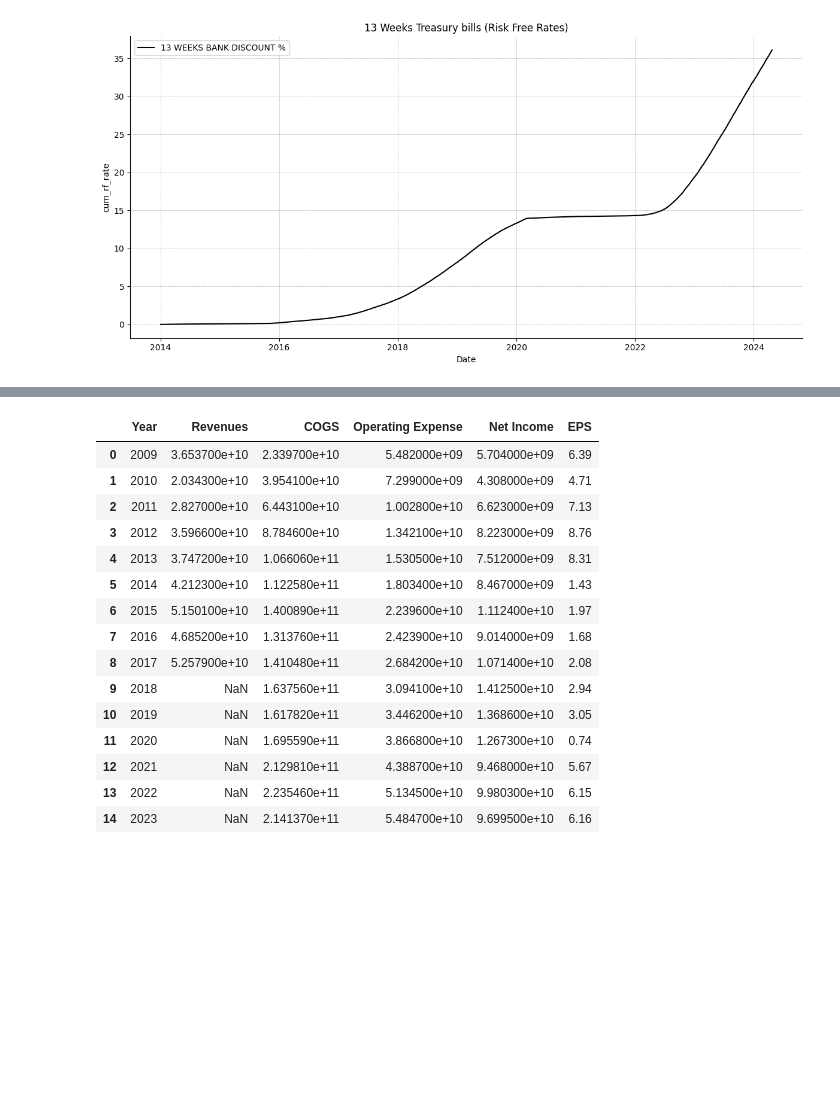
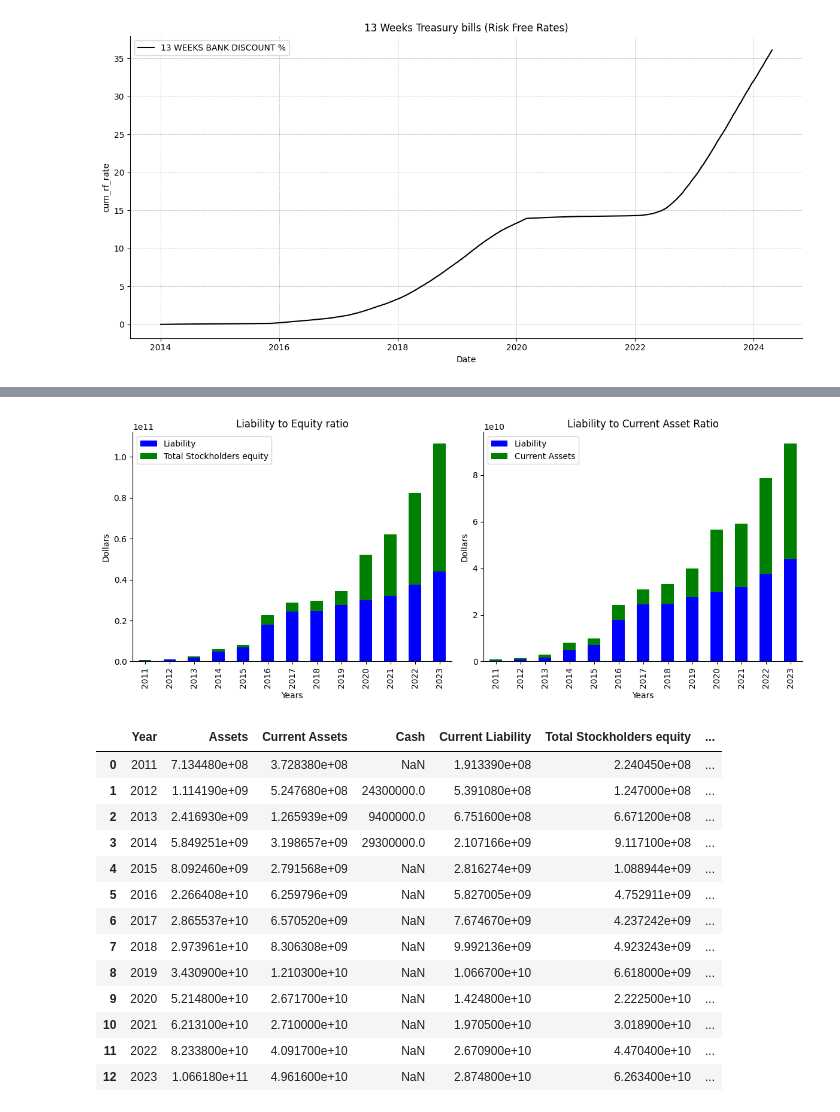
Before and after one commit to maseehfaizan/Project-Code, a Jupyter notebook: Master.ipynb, the cells around one changed output, grey strips where cells are left out. Saved outputs shown, nothing was run; the diff lists cells and outputs as text; code cells hidden in the pictures; blank space fills up the shorter version.

```diff
--- a/Master.ipynb
+++ b/Master.ipynb
@@ -746,22 +655,54 @@ financials.head()
-# %%
-income.head(20)
-# %% [output]
-|  | Year | Revenues | COGS | Operating Expense | Net Income | EPS |
-| 0 | 2009 | 3.653700e+10 | 2.339700e+10 | 5.482000e+09 | 5.704000e+09 | 6.39 |
-| 1 | 2010 | 2.034300e+10 | 3.954100e+10 | 7.299000e+09 | 4.308000e+09 | 4.71 |
-| 2 | 2011 | 2.827000e+10 | 6.443100e+10 | 1.002800e+10 | 6.623000e+09 | 7.13 |
-| 3 | 2012 | 3.596600e+10 | 8.784600e+10 | 1.342100e+10 | 8.223000e+09 | 8.76 |
-| 4 | 2013 | 3.747200e+10 | 1.066060e+11 | 1.530500e+10 | 7.512000e+09 | 8.31 |
-| 5 | 2014 | 4.212300e+10 | 1.122580e+11 | 1.803400e+10 | 8.467000e+09 | 1.43 |
-| 6 | 2015 | 5.150100e+10 | 1.400890e+11 | 2.239600e+10 | 1.112400e+10 | 1.97 |
-| 7 | 2016 | 4.685200e+10 | 1.313760e+11 | 2.423900e+10 | 9.014000e+09 | 1.68 |
-| 8 | 2017 | 5.257900e+10 | 1.410480e+11 | 2.684200e+10 | 1.071400e+10 | 2.08 |
-| 9 | 2018 | NaN | 1.637560e+11 | 3.094100e+10 | 1.412500e+10 | 2.94 |
-| 10 | 2019 | NaN | 1.617820e+11 | 3.446200e+10 | 1.368600e+10 | 3.05 |
-| 11 | 2020 | NaN | 1.695590e+11 | 3.866800e+10 | 1.267300e+10 | 0.74 |
-| 12 | 2021 | NaN | 2.129810e+11 | 4.388700e+10 | 9.468000e+10 | 5.67 |
-| 13 | 2022 | NaN | 2.235460e+11 | 5.134500e+10 | 9.980300e+10 | 6.15 |
-| 14 | 2023 | NaN | 2.141370e+11 | 5.484700e+10 | 9.699500e+10 | 6.16 |
+# %%
+fig, ax = plt.subplots(figsize=(12,5) ,ncols=2, nrows=1)
+# Set the index to 'Category' for plotting
+
+
+df = financials[['Liability','Total Stockholders equity']]
+
+# Plotting the stacked bar chart
+df.plot(kind='bar', stacked=True, color=['blue', 'green'],ax=ax[0])
+
+# Customizing the plot
+ax[0].set_title('Liability to Equity ratio')
+ax[0].set_xlabel('Years')
+ax[0].set_ylabel('Dollars')
+
+df1 = financials[['Liability','Current Assets']]
+df1.plot(kind='bar', stacked=True, color=['blue', 'green'],ax=ax[1])
+
+# Customizing the plot
+ax[1].set_title('Liability to Current Asset Ratio')
+ax[1].set_xlabel('Years')
+ax[1].set_ylabel('Dollars')
+
+
+ax[0].spines['top'].set_visible(False)
+ax[0].spines['right'].set_visible(False)
+ax[1].spines['top'].set_visible(False)
+ax[1].spines['right'].set_visible(False)
+
+# Show the plot
+plt.tight_layout()
+plt.show()
+# %% [output]
+[figure, added]
+# %%
+financials.T.reset_index().head(50)
+# %% [output]
+|  | Year | Assets | Current Assets | Cash | Current Liability | Total Stockholders equity | ... |
+| 0 | 2011 | 7.134480e+08 | 3.728380e+08 | NaN | 1.913390e+08 | 2.240450e+08 | ... |
+| 1 | 2012 | 1.114190e+09 | 5.247680e+08 | 24300000.0 | 5.391080e+08 | 1.247000e+08 | ... |
+| 2 | 2013 | 2.416930e+09 | 1.265939e+09 | 9400000.0 | 6.751600e+08 | 6.671200e+08 | ... |
+| 3 | 2014 | 5.849251e+09 | 3.198657e+09 | 29300000.0 | 2.107166e+09 | 9.117100e+08 | ... |
+| 4 | 2015 | 8.092460e+09 | 2.791568e+09 | NaN | 2.816274e+09 | 1.088944e+09 | ... |
+| 5 | 2016 | 2.266408e+10 | 6.259796e+09 | NaN | 5.827005e+09 | 4.752911e+09 | ... |
+| 6 | 2017 | 2.865537e+10 | 6.570520e+09 | NaN | 7.674670e+09 | 4.237242e+09 | ... |
+| 7 | 2018 | 2.973961e+10 | 8.306308e+09 | NaN | 9.992136e+09 | 4.923243e+09 | ... |
+| 8 | 2019 | 3.430900e+10 | 1.210300e+10 | NaN | 1.066700e+10 | 6.618000e+09 | ... |
+| 9 | 2020 | 5.214800e+10 | 2.671700e+10 | NaN | 1.424800e+10 | 2.222500e+10 | ... |
+| 10 | 2021 | 6.213100e+10 | 2.710000e+10 | NaN | 1.970500e+10 | 3.018900e+10 | ... |
+| 11 | 2022 | 8.233800e+10 | 4.091700e+10 | NaN | 2.670900e+10 | 4.470400e+10 | ... |
+| 12 | 2023 | 1.066180e+11 | 4.961600e+10 | NaN | 2.874800e+10 | 6.263400e+10 | ... |
 # %%
 fig, ax = plt.subplots(figsize=(16,6) ,ncols=2, nrows=1)
 
```
Also changed, not shown: parts of 15 cells of this notebook, 13 other files.
